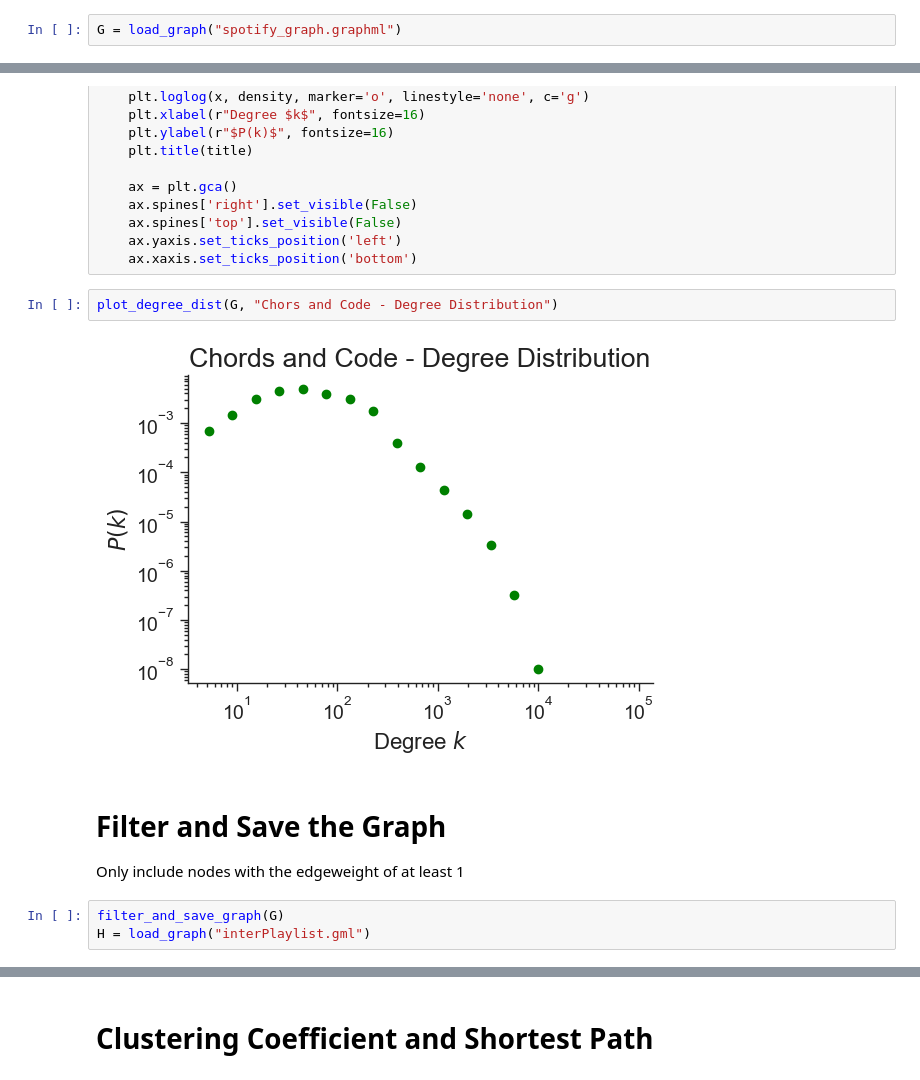
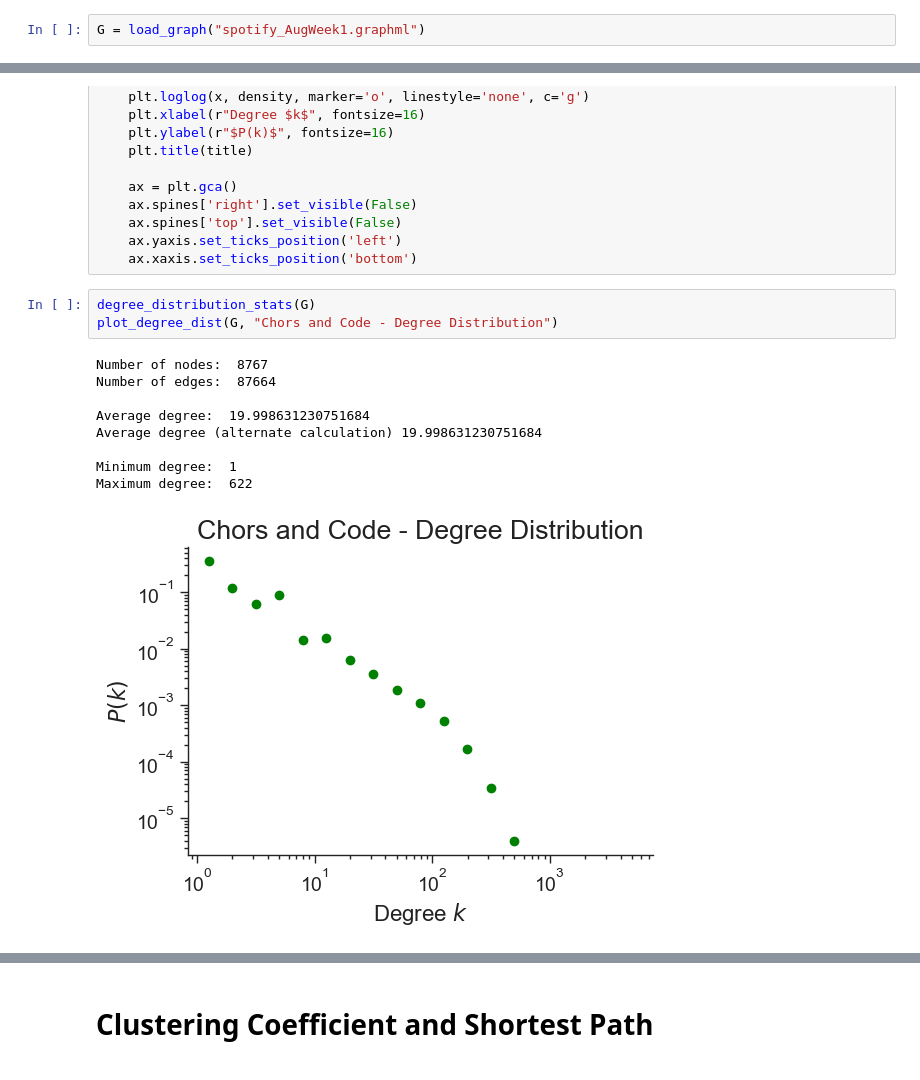
Before and after one commit to KyoKii02/CPSC572-Project, a Jupyter notebook: graph_stats.ipynb, the cells around one changed output, grey strips where cells are left out. Saved outputs shown, nothing was run; the diff lists cells and outputs as text.

```diff
--- a/graph_stats.ipynb
+++ b/graph_stats.ipynb
@@ -26,5 +26,5 @@ def load_graph(graph_file):
     print(f"Graph loaded in {end_time - start_time:.2f} seconds. It has {G.number_of_nodes()} nodes and {G.number_of_edges()} edges.")
     return G
 # %%
-G = load_graph("spotify_graph.graphml")
+G = load_graph("spotify_AugWeek1.graphml")
 # %% [output]
@@ -88,12 +75,15 @@ def plot_degree_dist(G, title="Degree Distribution"):
     ax.yaxis.set_ticks_position('left')
     ax.xaxis.set_ticks_position('bottom')
 # %%
+degree_distribution_stats(G)
 plot_degree_dist(G, "Chors and Code - Degree Distribution")
 # %% [output]
+Number of nodes:  8767
+Number of edges:  87664
+
+Average degree:  19.998631230751684
+Average degree (alternate calculation) 19.998631230751684
+
+Minimum degree:  1
+Maximum degree:  622
-[figure, old version]
+[figure, new version]
-# %% [markdown]
-# Filter and Save the Graph
-Only include nodes with the edgeweight of at least 1
-# %%
-filter_and_save_graph(G)
-H = load_graph("interPlaylist.gml")
```
Also changed, not shown: parts of 12 cells of this notebook, 1 other file.
